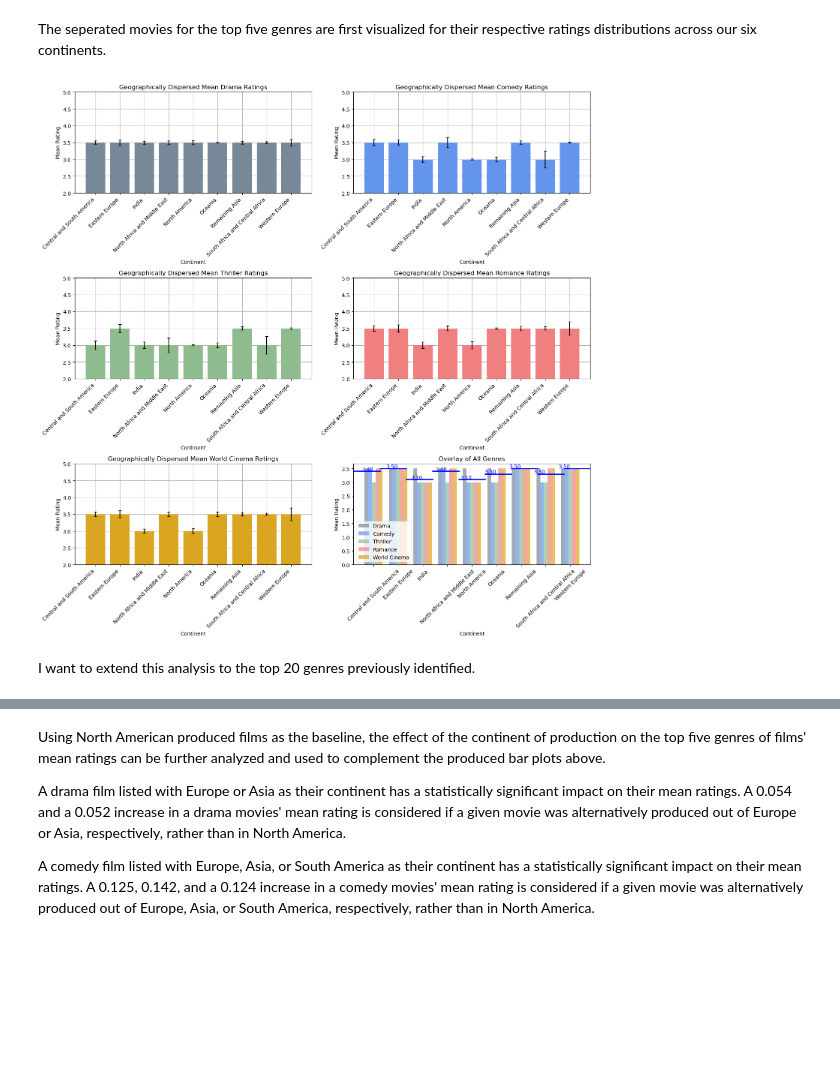
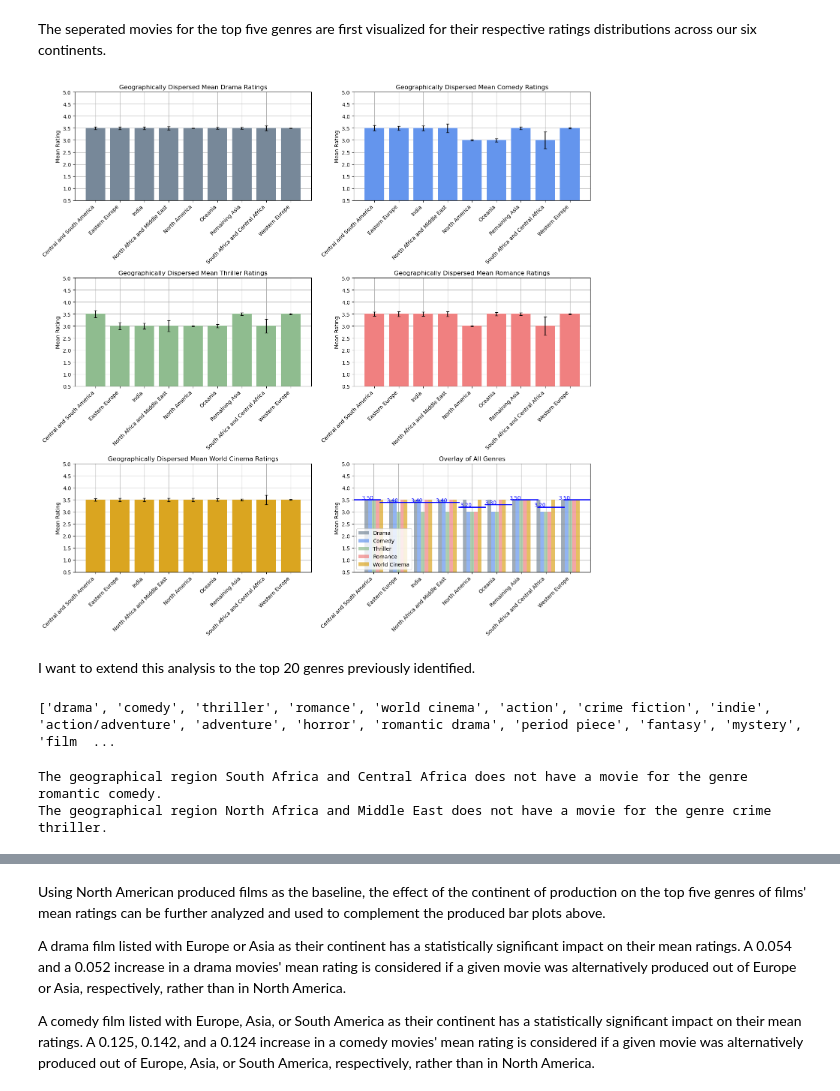
Before and after one commit to epfl-ada/ada-2024-project-majcj2024, a Jupyter notebook: results_P3_jake_V1.ipynb, the cells around one changed output, grey strips where cells are left out. Cells and saved outputs as stored; diff of their text form; code cells hidden in the pictures; blank space fills up the shorter version.

```diff
--- a/results_P3_jake_V1.ipynb
+++ b/results_P3_jake_V1.ipynb
@@ -145,10 +145,10 @@ Text(0, 0.5, 'Count of Ratings')
 # %% [markdown]
 Although each user rates at least 20 movies in the datatset, this doesn't guarantee each movie has the same number of ratings. Also, ratings are on 0.5 scale, yet won't consider as categorical as makes sense to have mean values of ratings that are not 0.5 increments.
 # %%
-# filtering for movies with over 10 ratings
+# filtering for movies with over 20 ratings
 ratings_count = df_ratings_ratings.groupby("movieId")["rating"].count()
-movies_with_10_plus_ratings = ratings_count[ratings_count > 10].index
-filtered_ratings = df_ratings_ratings[df_ratings_ratings["movieId"].isin(movies_with_10_plus_ratings)].copy()
+movies_with_20_plus_ratings = ratings_count[ratings_count > 20].index
+filtered_ratings = df_ratings_ratings[df_ratings_ratings["movieId"].isin(movies_with_20_plus_ratings)].copy()
 
 # taking the mean of each movie's rating
 mean_ratings = filtered_ratings.groupby("movieId").mean()
@@ -639,38 +639,38 @@ for i, genre in enumerate(genres):
     axs[i].set_xticks(range(len(model_groupings)))
     axs[i].set_xticklabels(model_groupings, rotation=45, ha='right')
     axs[i].set_title(f"Geographically Dispersed Mean {genre} Ratings")
-    axs[i].set_xlabel("Continent")
     axs[i].set_ylabel("Mean Rating")
-    axs[i].set_ylim(2, 5)
+    axs[i].set_ylim(0.5, 5)
 
 # As there are five genres but six possible plots, the last plot will overlay the mean ratings bars per genre per region
 overlay_ax = axs[5]
 for i, genre in enumerate(genres):
-    overlay_ax.bar(np.array(range(len(model_groupings)))+i*0.15-0.3, mean_ratings[genre], width=0.15, label=genre, color=colors[i], alpha=0.7)
+    overlay_ax.bar(np.array(range(len(model_groupings)))+i*0.15-0.3, mean_ratings[genre], width=0.15, label=genre, color=colors[i], alpha=0.7, zorder=2)
 
+overlay_ax.grid(True, zorder=0)
 overlay_ax.set_xticks(range(len(model_groupings)))
-overlay_ax.set_xticklabels(model_groupings, rotation=45)
+overlay_ax.set_xticklabels(model_groupings, rotation=45, ha='right')
 overlay_ax.set_title("Overlay of All Genres")
-overlay_ax.set_xlabel("Continent")
 overlay_ax.set_ylabel("Mean Rating")
+overlay_ax.set_ylim(0.5, 5)
 overlay_ax.legend()
 
 # Horizontal lines will finally be used to compare the average rating per region in the sixth subplot, to compare across regions
 mean_across_genres = []
 for i in range(len(model_groupings)):
     ratings_for_genres = []
     for genre in genres:
         ratings_for_genres.append(mean_ratings[genre][i])
     mean_rating = np.mean(ratings_for_genres)
     mean_across_genres.append(mean_rating)
 
 for i, continent_mean in enumerate(mean_across_genres):
     overlay_ax.axhline(y=continent_mean, color='blue', linestyle='-', linewidth=2, xmin=i/len(model_groupings), xmax=(i+1)/len(model_groupings))
     overlay_ax.text(i, continent_mean + 0.02, f"{continent_mean:.2f}", color='blue', fontsize=10, ha='right')
 
 plt.tight_layout()
 plt.show()
 # %% [output]
-[figure, old version]
+[figure, new version]
 # %% [markdown]
 I want to extend this analysis to the top 20 genres previously identified.
@@ -691,0 +677,5 @@ colors = plt.colormaps['tab20'].colors
+# %%
+# Recalling the top 20 genres
+print(top_20_genres_list)
+# %% [output]
+['drama', 'comedy', 'thriller', 'romance', 'world cinema', 'action', 'crime fiction', 'indie', 'action/adventure', 'adventure', 'horror', 'romantic drama', 'period piece', 'fantasy', 'mystery', 'film  ...
@@ -691,0 +685,13 @@ colors = plt.colormaps['tab20'].colors
+# %%
+# Identifying if any country does not have a particular genre
+for genre in top_20_genres_list:
+    genre_df = df_movies_tmdb_ratings[df_movies_tmdb_ratings["genres"] == genre]
+    regions_with_genre = genre_df["region"].unique()
+    regions_with_genre = regions_with_genre.tolist()
+    if len(regions_with_genre) < 9:
+        for i in model_groupings:
+            if i not in regions_with_genre:
+                print(f"The geographical region {i} does not have a movie for the genre {genre}.")
+# %% [output]
+The geographical region South Africa and Central Africa does not have a movie for the genre romantic comedy.
+The geographical region North Africa and Middle East does not have a movie for the genre crime thriller.
```
Also changed, not shown: parts of 34 cells of this notebook.
